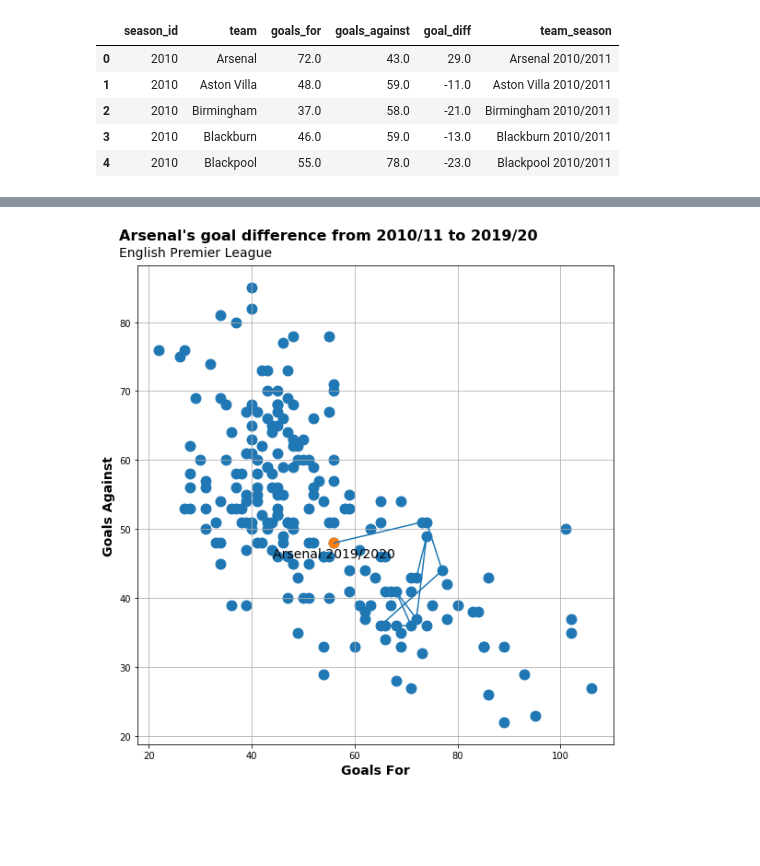
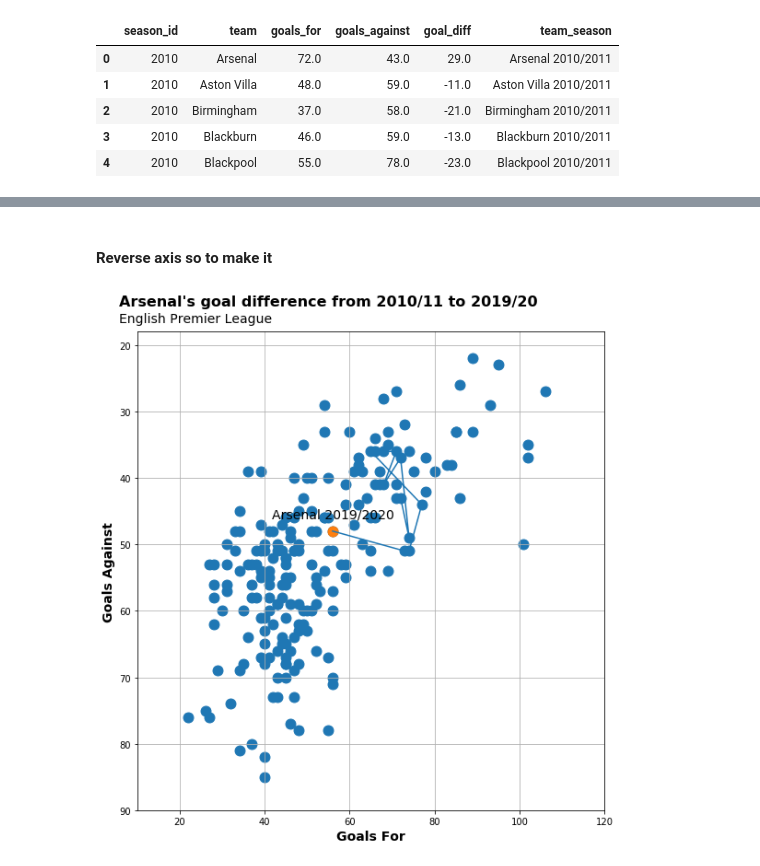
Before and after one commit to HiteshG/Friends-Of-Tracking, a Jupyter notebook: Codes/Week1/Peter McKeever Lecture.ipynb, the cells around one changed output, grey strips where cells are left out. Drawn from its saved outputs; the diff is of its cells as text; code cells hidden in the pictures; blank space fills up the shorter version.

```diff
--- a/Codes/Week1/Peter McKeever Lecture.ipynb
+++ b/Codes/Week1/Peter McKeever Lecture.ipynb
@@ -16,3 +27,18 @@ df.head()
 # %%
 # selectiing team
 team = "Arsenal"
+# %%
+# Visual changes
+background = "#343434"
+text_color = "w"
+
+mpl.rcParams['xtick.color'] = text_color
+mpl.rcParams['ytick.color'] = text_color
+mpl.rcParams['xtick.labelsize'] = 10
+mpl.rcParams['ytick.labelsize'] = 10
+
+filler = "grey"
+primary ="red"
+
+title_font = "econsans-condensed-primary-subset-bd-it"
+body_font = "Heebo"
@@ -19,3 +240,5 @@ team = "Arsenal"
+# %% [markdown]
+#### Reverse axis so to make it
 # %%
 # creating figure and axes
 fig, ax = plt.subplots(figsize=(8,8))
@@ -28,31 +251,34 @@ ax.grid()
 
 x = df.goals_for.tolist()
 y = df.goals_against.tolist()
 
 ax.scatter(x,y,s=120)
 
 # getting data for specified team
 x = df[df.team == team].goals_for.tolist()
 y = df[df.team == team].goals_against.tolist()
 t = df[df.team == team].team_season.tolist()
 
 # plotting a line to track team's change over seasons
 ax.plot(x,y)
 
 # plotting team's most recent season and label
 ax.scatter(x[-1],y[-1],s=120)
 t = ax.text(x[-1],y[-1]-2,t[-1],color='k',fontsize=14, ha="center")
 
 # adding title and subtitle
 fig.text(0.05,1,"{}'s goal difference from 2010/11 to 2019/20\n".format(team), fontsize=16, fontweight="bold")
 fig.text(0.05,1,"English Premier League",fontweight="regular", fontsize=14)
 
 # adding x and y labels
 ax.set_xlabel("Goals For", fontweight="bold", fontsize=14)
 ax.set_ylabel("Goals Against", fontweight="bold", fontsize= 14)
 
+# Reverse Axis and set lims
+ax.set_ylim(90,18)
+ax.set_xlim(10,120)
 
 plt.tight_layout()
 plt.show()
 # %% [output]
-[figure, old version]
+[figure, new version]
```
Also changed, not shown: parts of 10 cells of this notebook.
